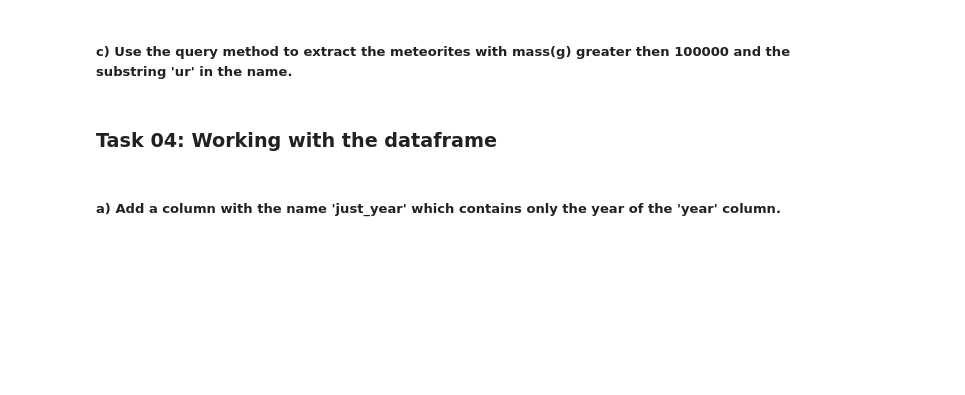
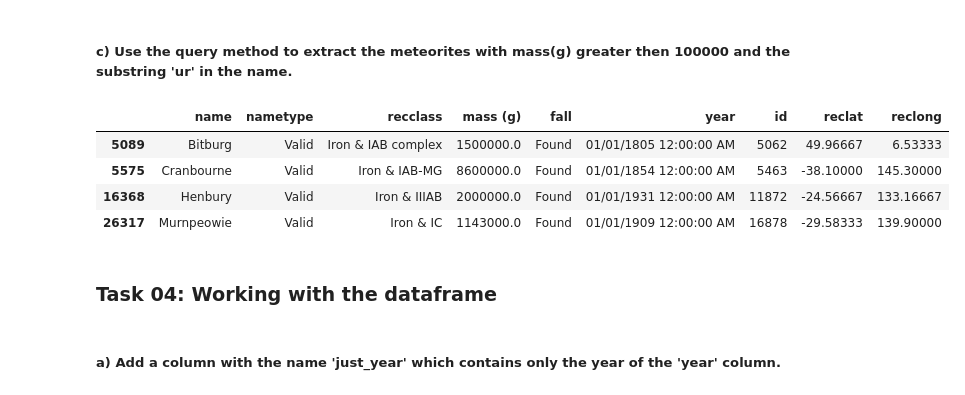
Before and after one commit to chrigorion/Data_Engineering_reichch4, a Jupyter notebook: Lab_02/DE_Lab02.ipynb, the cells around one changed output. Cells and saved outputs as stored; diff of their text form; code cells hidden in the pictures; blank space fills up the shorter version.

```diff
--- a/Lab_02/DE_Lab02.ipynb
+++ b/Lab_02/DE_Lab02.ipynb
@@ -106,5 +123,15 @@ meteorites.query("`mass (g)` > 50000")
 # %% [markdown]
 ##### c) Use the query method to extract the meteorites with mass(g) greater then 100000 and the substring 'ur' in the name.
+# %%
+
+#with query and the and i connect both searches. with str.contains i'am searching for the substring in '' and brackets.
+meteorites.query("`mass (g)` > 1000000 and name.str.contains ('ur') ")
+# %% [output]
+|  | name | nametype | recclass | mass (g) | fall | year | id | reclat | reclong |
+| 5089 | Bitburg | Valid | Iron & IAB complex | 1500000.0 | Found | 01/01/1805 12:00:00 AM | 5062 | 49.96667 | 6.53333 |
+| 5575 | Cranbourne | Valid | Iron & IAB-MG | 8600000.0 | Found | 01/01/1854 12:00:00 AM | 5463 | -38.10000 | 145.30000 |
+| 16368 | Henbury | Valid | Iron & IIIAB | 2000000.0 | Found | 01/01/1931 12:00:00 AM | 11872 | -24.56667 | 133.16667 |
+| 26317 | Murnpeowie | Valid | Iron & IC | 1143000.0 | Found | 01/01/1909 12:00:00 AM | 16878 | -29.58333 | 139.90000 |
 # %% [markdown]
 ### Task 04:  Working with the dataframe
 # %% [markdown]
```
Also changed, not shown: parts of 4 cells of this notebook, 1 other file.
